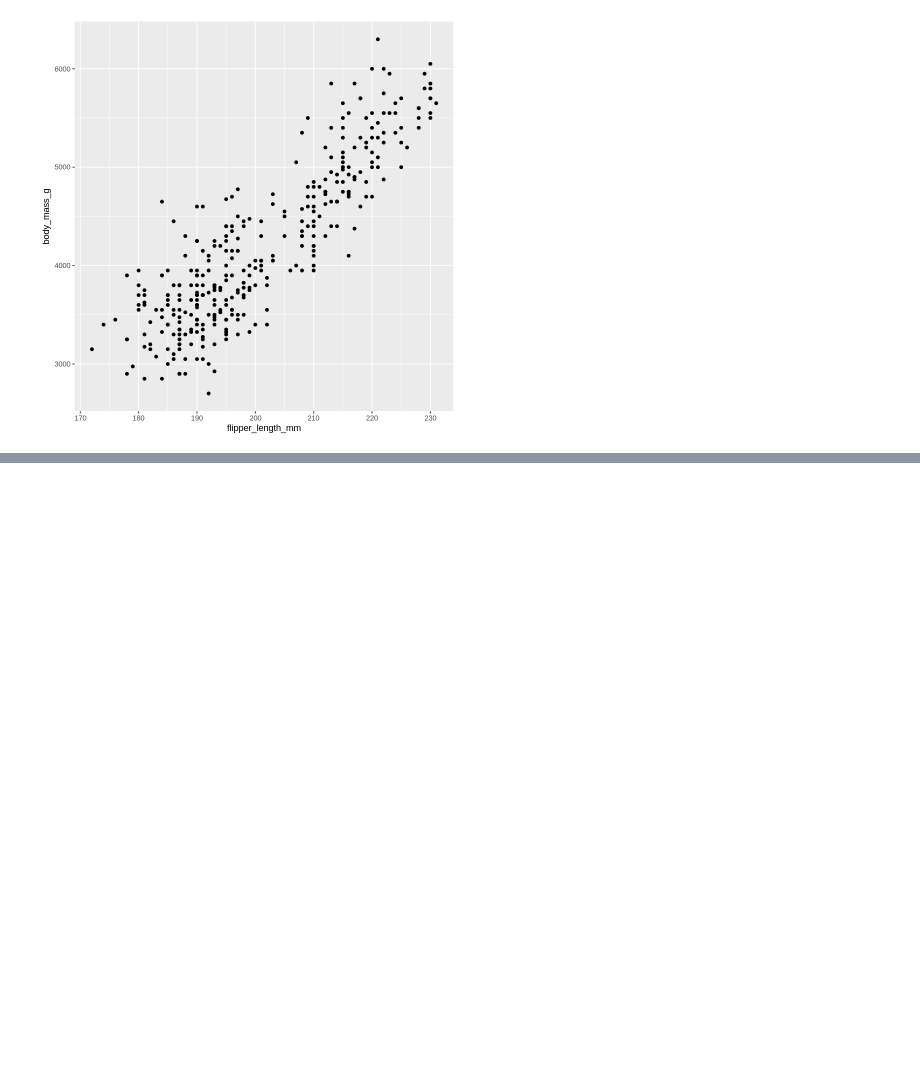
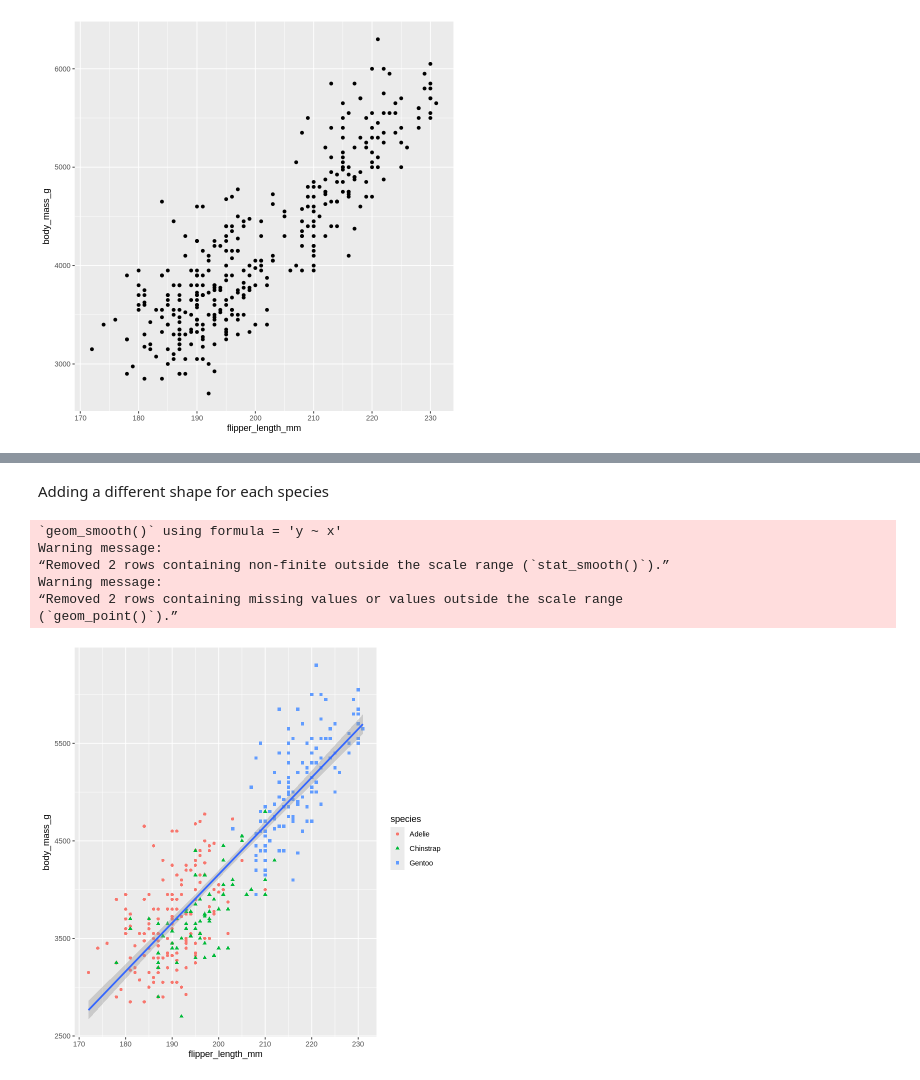
Before and after one commit to glennnoronha/R, a Jupyter notebook: data_visualization.ipynb, the cells around one changed output, grey strips where cells are left out. Saved outputs shown, nothing was run; the diff lists cells and outputs as text; code cells hidden in the pictures; blank space fills up the shorter version.

```diff
--- a/data_visualization.ipynb
+++ b/data_visualization.ipynb
@@ -59,0 +111,17 @@ Warning message:
+# %% [markdown]
+Adding a different shape for each species
+# %%
+ggplot(
+  penguins,
+  aes(x=flipper_length_mm,y=body_mass_g)
+) +
+  geom_point(aes(color=species, shape=species)) +
+  geom_smooth(method = "lm")
+# %% [output]
+`geom_smooth()` using formula = 'y ~ x'
+Warning message:
+“Removed 2 rows containing non-finite outside the scale range (`stat_smooth()`).”
+Warning message:
+“Removed 2 rows containing missing values or values outside the scale range
+(`geom_point()`).”
+[figure, added]
```
Also changed, not shown: parts of 18 cells of this notebook.
